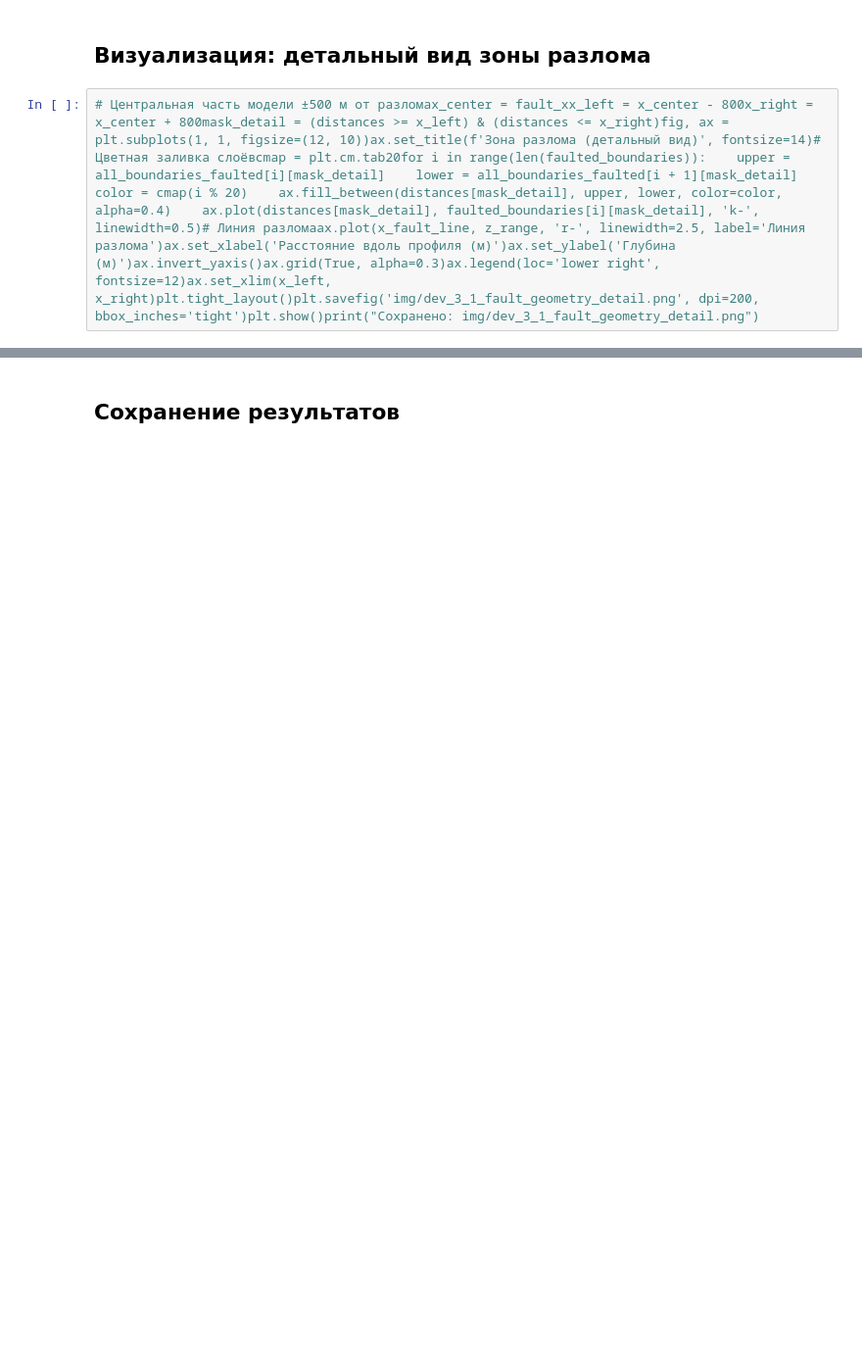
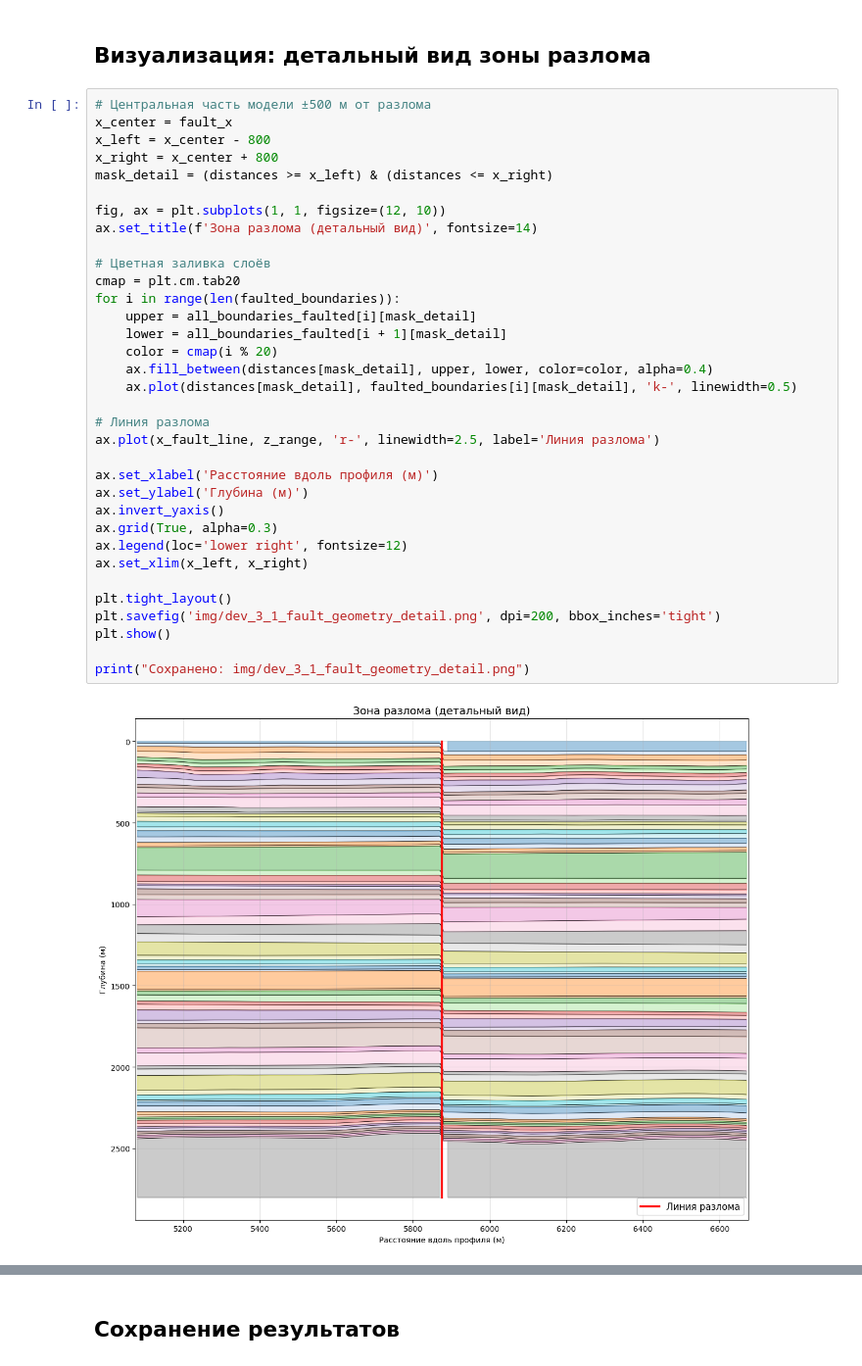
Before and after one commit to yartmihant/MilenSem2D, a Jupyter notebook: dev_3_1_fault_geometry.ipynb, the cells around one changed output, grey strips where cells are left out. Shown at 98% size. Drawn from its saved outputs; the diff is of its cells as text; blank space fills up the shorter version.

```diff
--- a/dev_3_1_fault_geometry.ipynb
+++ b/dev_3_1_fault_geometry.ipynb
@@ -51,4 +294,38 @@ fig, axes = plt.subplots(2, 1, figsize=(16, 14), sharex=True)# --- Исходн
 # %% [markdown]
 ## Визуализация: детальный вид зоны разлома ##
 # %%
-# Центральная часть модели ±500 м от разломаx_center = fault_xx_left = x_center - 800x_right = x_center + 800mask_detail = (distances >= x_left) & (distances <= x_right)fig, ax = plt.subplots(1, 1, figsize=(12, 10))ax.set_title(f'Зона разлома (детальный вид)', fontsize=14)# Цветная заливка слоёвcmap = plt.cm.tab20for i in range(len(faulted_boundaries)):    upper = all_boundaries_faulted[i][mask_detail]    lower = all_boundaries_faulted[i + 1][mask_detail]    color = cmap(i % 20)    ax.fill_between(distances[mask_detail], upper, lower, color=color, alpha=0.4)    ax.plot(distances[mask_detail], faulted_boundaries[i][mask_detail], 'k-', linewidth=0.5)# Линия разломаax.plot(x_fault_line, z_range, 'r-', linewidth=2.5, label='Линия разлома')ax.set_xlabel('Расстояние вдоль профиля (м)')ax.set_ylabel('Глубина (м)')ax.invert_yaxis()ax.grid(True, alpha=0.3)ax.legend(loc='lower right', fontsize=12)ax.set_xlim(x_left, x_right)plt.tight_layout()plt.savefig('img/dev_3_1_fault_geometry_detail.png', dpi=200, bbox_inches='tight')plt.show()print("Сохранено: img/dev_3_1_fault_geometry_detail.png")
+# Центральная часть модели ±500 м от разлома
+x_center = fault_x
+x_left = x_center - 800
+x_right = x_center + 800
+mask_detail = (distances >= x_left) & (distances <= x_right)
+
+fig, ax = plt.subplots(1, 1, figsize=(12, 10))
+ax.set_title(f'Зона разлома (детальный вид)', fontsize=14)
+
+# Цветная заливка слоёв
+cmap = plt.cm.tab20
+for i in range(len(faulted_boundaries)):
+    upper = all_boundaries_faulted[i][mask_detail]
+    lower = all_boundaries_faulted[i + 1][mask_detail]
+    color = cmap(i % 20)
+    ax.fill_between(distances[mask_detail], upper, lower, color=color, alpha=0.4)
+    ax.plot(distances[mask_detail], faulted_boundaries[i][mask_detail], 'k-', linewidth=0.5)
+
+# Линия разлома
+ax.plot(x_fault_line, z_range, 'r-', linewidth=2.5, label='Линия разлома')
+
+ax.set_xlabel('Расстояние вдоль профиля (м)')
+ax.set_ylabel('Глубина (м)')
+ax.invert_yaxis()
+ax.grid(True, alpha=0.3)
+ax.legend(loc='lower right', fontsize=12)
+ax.set_xlim(x_left, x_right)
+
+plt.tight_layout()
+plt.savefig('img/dev_3_1_fault_geometry_detail.png', dpi=200, bbox_inches='tight')
+plt.show()
+
+print("Сохранено: img/dev_3_1_fault_geometry_detail.png")
+# %% [output]
+[figure, added]
```
Also changed, not shown: parts of 21 cells of this notebook, 37 other files.
